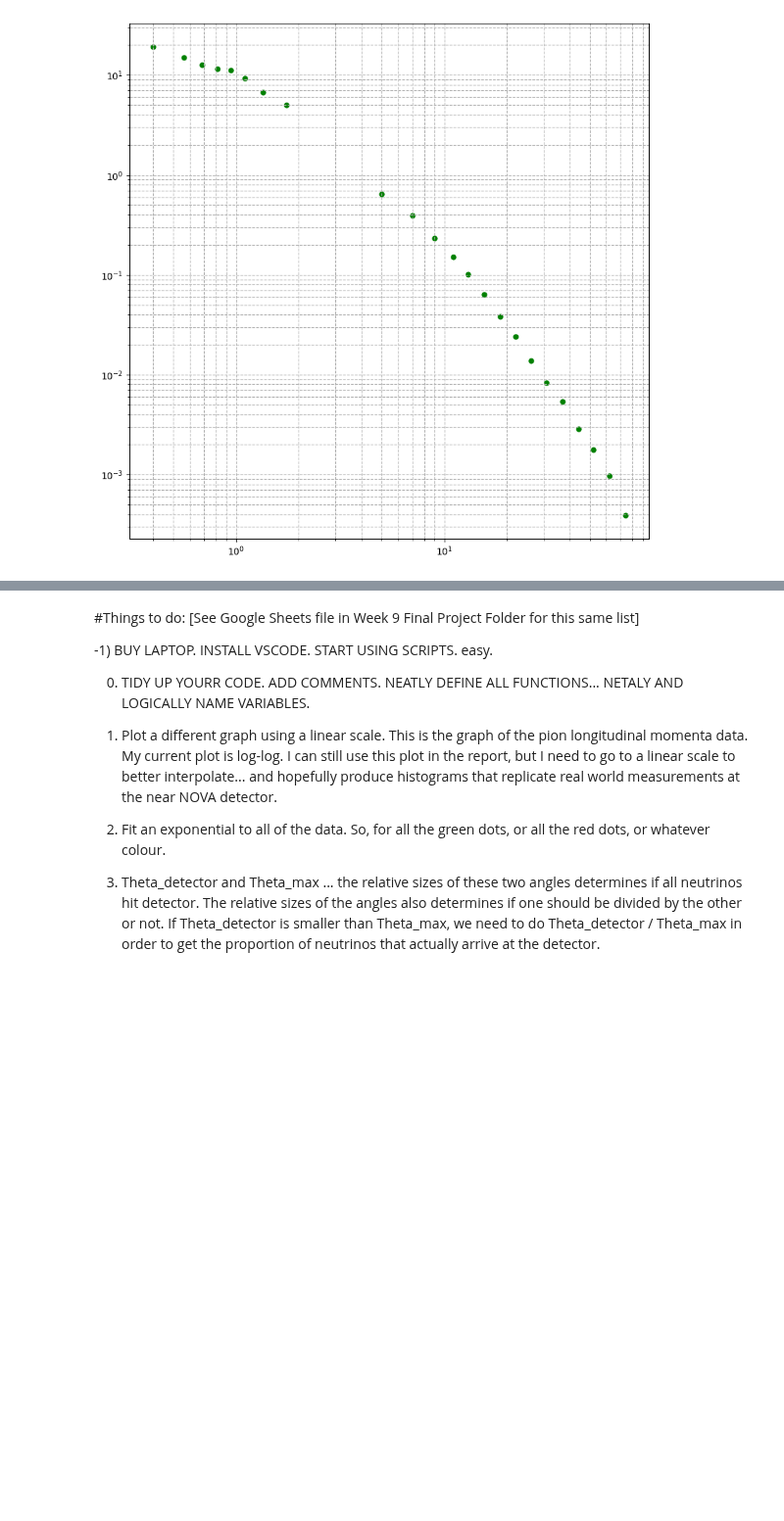
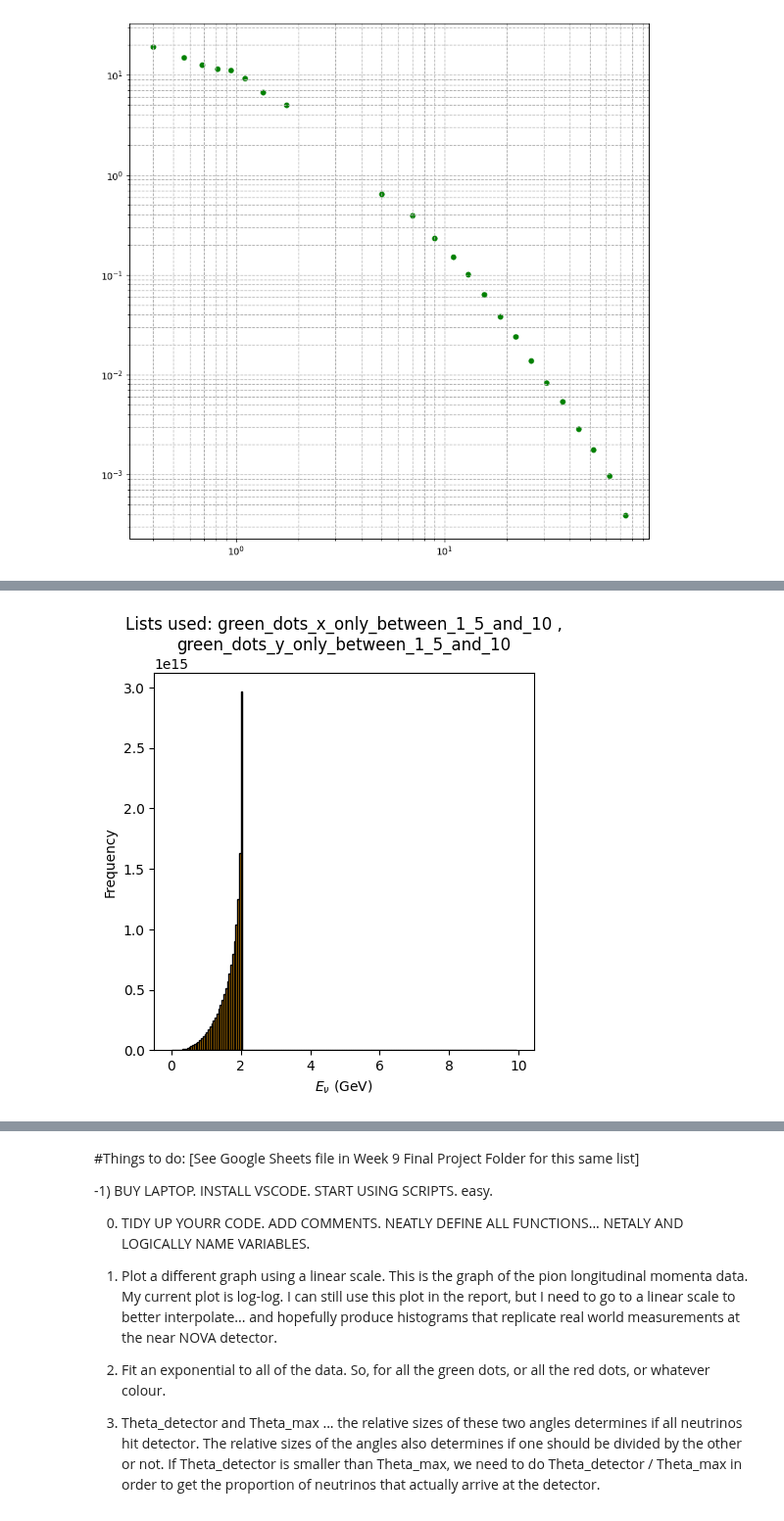
Before and after one commit to MrD0balina/Fourth-Year-Project---Neutrino-Oscillations, a Jupyter notebook: First_Notebook_SEM2_Consolidating_SEM_1_progress.ipynb, the cells around one changed output, grey strips where cells are left out. Shown at 98% size. Saved outputs shown, nothing was run; the diff lists cells and outputs as text; code cells hidden in the pictures; blank space fills up the shorter version.

```diff
--- a/First_Notebook_SEM2_Consolidating_SEM_1_progress.ipynb
+++ b/First_Notebook_SEM2_Consolidating_SEM_1_progress.ipynb
@@ -648,0 +768,47 @@ NameError: name 'params_p0' is not defined
+# %%
+def FIRST_TRY_Integral_Weighted_Function( theta ):
+
+
+        E_v = np.linspace( 0.1 , 10 , 10000000 )
+
+
+        my_mean = 120   ## This is the correct mean proton energy
+
+        my_std = 1.2  # standard deviation, "spread" or "width"
+
+        E_pro_array = np.random.normal(loc = my_mean, scale = my_std, size=10000000) ## Producing an array of proton energies.
+
+        cos_theta_star = (  ( 1 - ( ( E_v ** 2 ) / ( E_v_star ** 2 ) ) * ( ( 1 / ( ( cos(theta) ) ** 2 ) ) - 1 ) ) ** ( 1 / 2 ) )
+
+        E_pi = (  (m_pi * E_v )    /  (   E_v_star * ( 1 + cos_theta_star )  )   )
+
+        P_pi = ( ( ( E_pi **2 )  -  ( m_pi **2 )  ) ** ( 1 / 2 ) )   # Convert energies to momenta - BECAUSE the data taken from the reference is a table with longitudinal pion momenta
+
+
+        #Weighted_Pion_Flux =  chosen_interpolator(P_pi)            ########## What is this "chosen_interpolator"?
+
+        Weighted_Pion_Flux =  model_function(P_pi , *params_p1)
+
+
+        Rel_Neu_Flux = ( ( ( E_pro_array - E_pi ) ** 5 ) * ( ( E_pi * E_v ) / ( cos_theta_star ) ) )   ## Proton energy array is now included ##
+
+        Rel_Neu_Flux = Weighted_Pion_Flux * Rel_Neu_Flux / integral_weights_array
+
+        Rel_Neu_Flux[np.isnan(Rel_Neu_Flux)] = 0
+
+
+        return  E_v , Rel_Neu_Flux , E_pro_array , E_pi , Weighted_Pion_Flux
+# %%
+
+
+E_v , Rel_Neu_Flux , E_pro_array , E_pi , Weighted_Pion_Flux = FIRST_TRY_Integral_Weighted_Function( 0.0146 )
+#display((np.shape(y_1)))
+plt.figure( figsize = (5, 5) )
+#plt.plot( x_1 , y_1 , "-o" , color = "brown", linewidth = 0.5 , markersize = 1, label = r'$\theta$ = 0.014' )
+plt.hist( E_v  , bins = np.arange( 0 , 10 , 0.05 )  , weights =  Rel_Neu_Flux , edgecolor = "black" , ls = "-" , color = "orange" )
+plt.title("\n".join(wrap(r"Lists used: green_dots_x_only_between_1_5_and_10 , green_dots_y_only_between_1_5_and_10 " , 80 ) ) )
+plt.xlabel(r"$E_{\nu}$ (GeV)")
+plt.ylabel("Frequency")
+plt.show()
+# %% [output]
+[figure, added]
```
Also changed, not shown: parts of 12 cells of this notebook.
